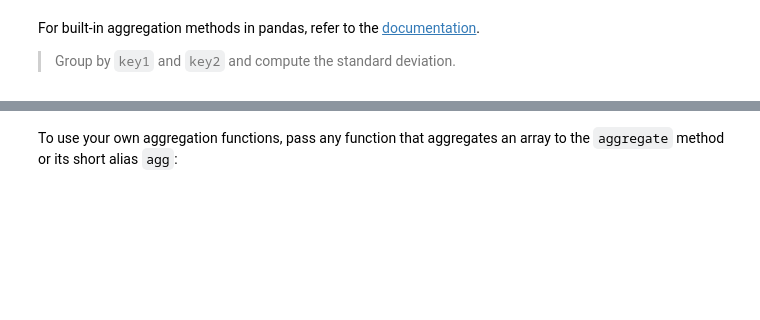
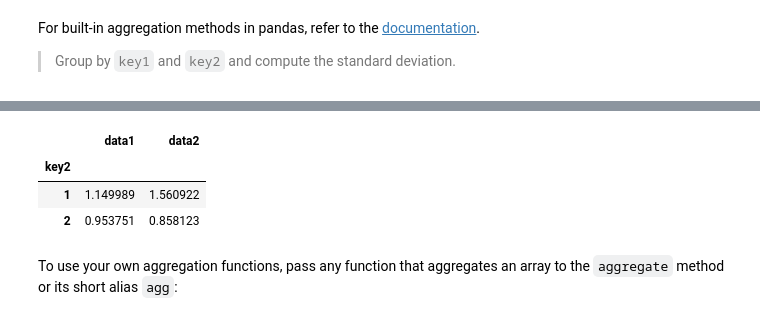
Before and after one commit to bradleysoh/5m-data-1.9-eda-advanced, a Jupyter notebook: notebooks/eda_advanced_lesson.ipynb, the cells around one changed output, grey strips where cells are left out. Saved outputs shown, nothing was run; the diff lists cells and outputs as text; code cells hidden in the pictures; blank space fills up the shorter version.

```diff
--- a/notebooks/eda_advanced_lesson.ipynb
+++ b/notebooks/eda_advanced_lesson.ipynb
@@ -1461,3 +1480,10 @@ For built-in aggregation methods in pandas, refer to the [documentation](https:/
+# %%
+df.groupby("key2")[["data1", "data2"]].std()
+# %% [output]
+|  | data1 | data2 |
+| key2 |  |  |
+| 1 | 1.149989 | 1.560922 |
+| 2 | 0.953751 | 0.858123 |
 # %% [markdown]
 To use your own aggregation functions, pass any function that aggregates an array to the `aggregate` method or its short alias `agg`:
 # %%
```
Also changed, not shown: parts of 41 cells of this notebook.
